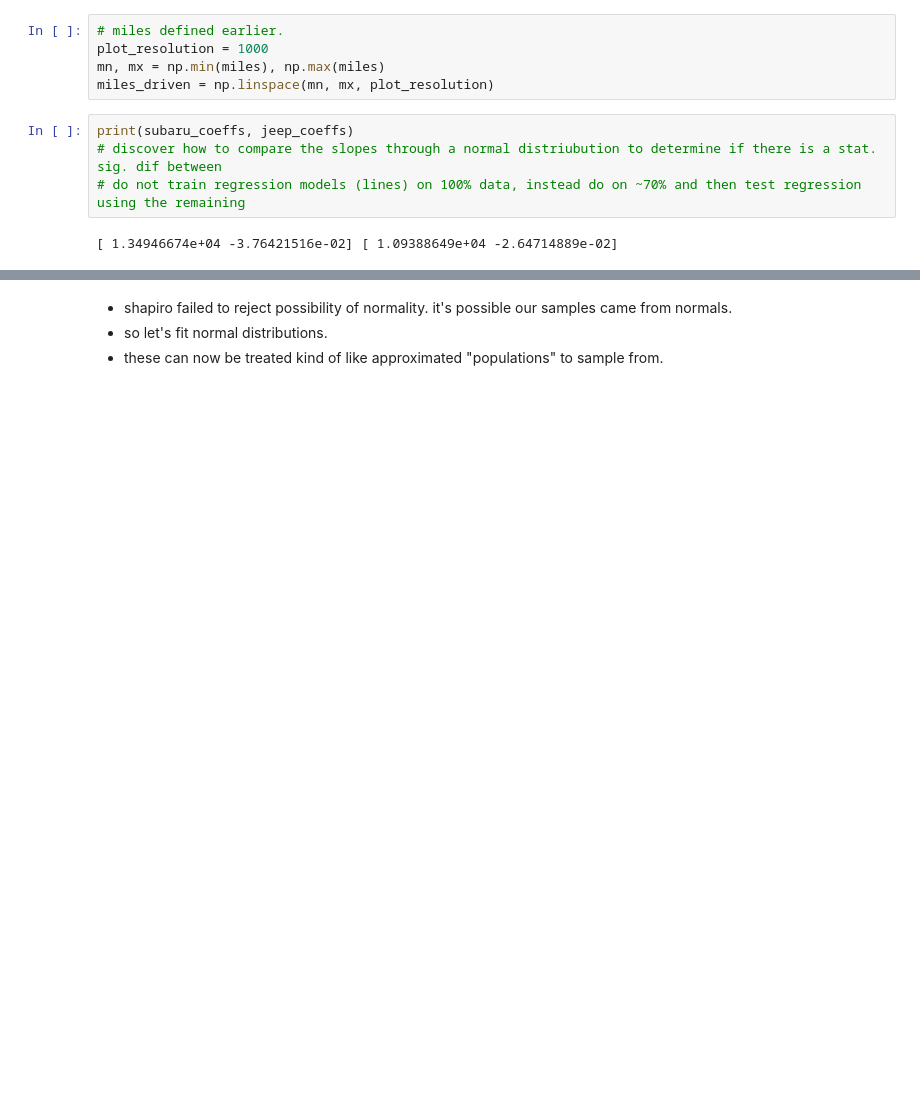
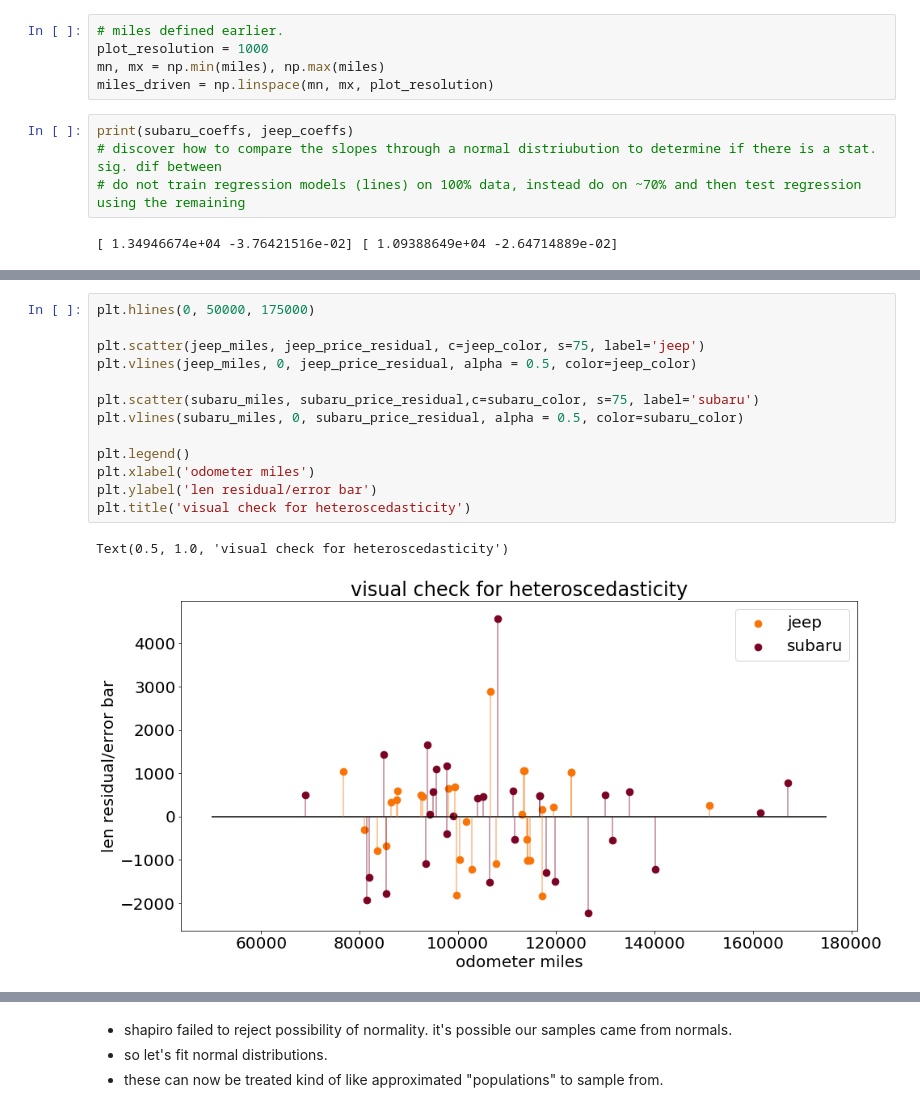
Before and after one commit to djdebonis/jeep_subaru, a Jupyter notebook: jeepsubaruanalysis.ipynb, the cells around one changed output, grey strips where cells are left out. Cells and saved outputs as stored; diff of their text form; blank space fills up the shorter version.

```diff
--- a/jeepsubaruanalysis.ipynb
+++ b/jeepsubaruanalysis.ipynb
@@ -229,3 +241,19 @@ plt.show()
+# %%
+plt.hlines(0, 50000, 175000)
+
+plt.scatter(jeep_miles, jeep_price_residual, c=jeep_color, s=75, label='jeep')
+plt.vlines(jeep_miles, 0, jeep_price_residual, alpha = 0.5, color=jeep_color)
+
+plt.scatter(subaru_miles, subaru_price_residual,c=subaru_color, s=75, label='subaru')
+plt.vlines(subaru_miles, 0, subaru_price_residual, alpha = 0.5, color=subaru_color)
+
+plt.legend()
+plt.xlabel('odometer miles')
+plt.ylabel('len residual/error bar')
+plt.title('visual check for heteroscedasticity')
+# %% [output]
+Text(0.5, 1.0, 'visual check for heteroscedasticity')
+[figure, added]
 # %%
 jeep_normal_dist_miles = dist.norm(loc=jeep_miles.mean(), scale=jeep_miles.std() )
 subaru_normal_dist_miles = dist.norm(loc=subaru_miles.mean(), scale=subaru_miles.std() )
```
Also changed, not shown: parts of 16 cells of this notebook.
